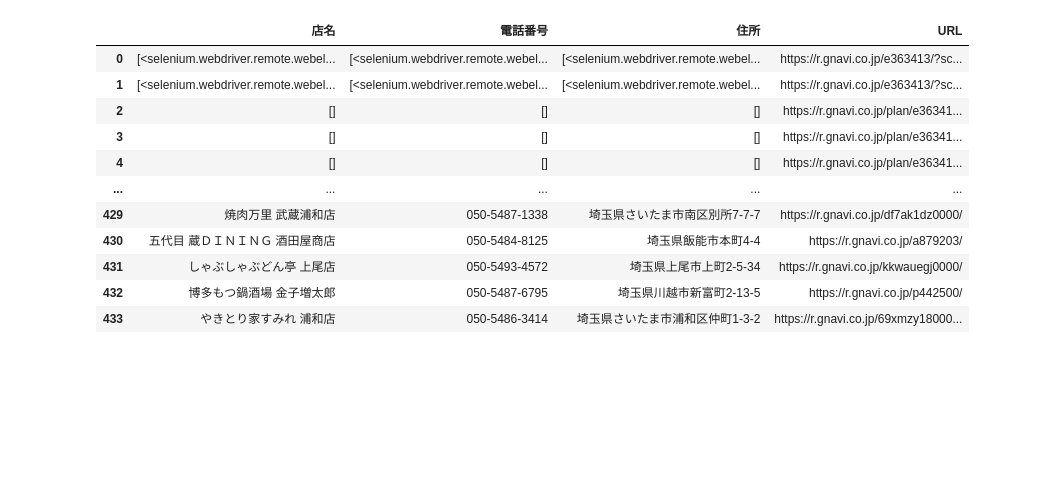
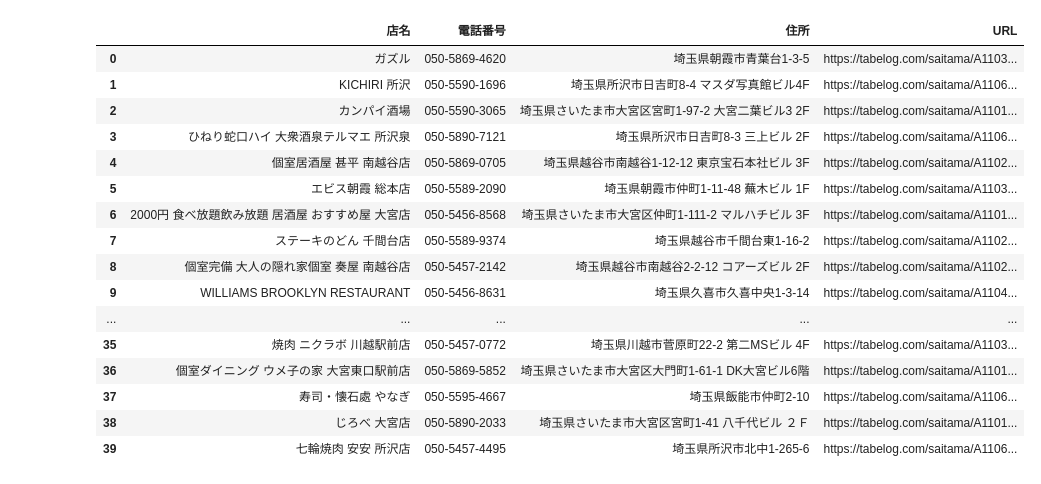
Before and after one commit to usma11dia0/web_scraping_on_colab, a Jupyter notebook: web_scraping_on_colab_tabelog.ipynb, the cells around one changed output. Drawn from its saved outputs; the diff is of its cells as text; code cells hidden in the pictures; blank space fills up the shorter version.

```diff
--- a/web_scraping_on_colab_tabelog.ipynb
+++ b/web_scraping_on_colab_tabelog.ipynb
@@ -136,5 +150,0 @@ except Exception as e:
-# %%
-#ジャンル別URL取得
-a_elements = driver.find_elements(By.CSS_SELECTOR,".swiper-wrapper a")
-target_urls = [a_element.get_attribute('href') for a_element in a_elements]
-print(target_urls)
@@ -143,8 +150,0 @@ print(target_urls)
-# %%
-#ページ遷移(トップページ → 店舗リストページ)
-target_url = target_urls[0]
-try:
-      driver.get(target_url)
-      logger.debug(f'{target}：店舗リストページへ移動しました')
-except Exception as e:
-      logger.error(f'{target}：店舗リストページへ移動出来ませんでした: [e]')
@@ -153,7 +150,0 @@ except Exception as e:
-# %%
-#店舗リスト全ページ取得
-
-#各店舗URLを取得
-a_elements = driver.find_elements(By.CSS_SELECTOR,".style_title___HrjW a")
-store_urls = [a_element.get_attribute('href') for a_element in a_elements]
-print(len(store_urls))
@@ -162,29 +202,28 @@ print(len(store_urls))
 # %%
-#店舗個別URLへ遷移して情報取得
-
-#既に取得済みの店舗はスキップ
-
+#店舗個別ページにて情報取得
+page_num = 0
 for store_url in store_urls:
   try:
       driver.get(store_url)
-      logger.debug(f'{target}：店舗リストページへ移動しました')
+      page_num += 1
+      logger.debug(f'{target}：店舗ページ{page_num}へ移動しました')
   except Exception as e:
-      logger.error(f'{target}：店舗リストページへ移動出来ませんでした: [e]')
+      logger.error(f'{target}：店舗ページへ移動出来ませんでした: [e]')
 
-  #店舗名/住所/電話番号取得
-  store_name = driver.find_element(By.ID,"info-name").text
-  phone_number = driver.find_element(By.CSS_SELECTOR,".number").text
-  address = driver.find_element(By.CSS_SELECTOR,".region").text
-
-  print(store_name)
-
-  #結果格納
-  result_dict['店名'].append(store_name)
-  result_dict['電話番号'].append(phone_number)
-  result_dict['住所'].append(address)
-  result_dict['URL'].append(store_url)
+  try:
+      #店舗名/住所/電話番号取得
+      store_name = driver.find_element(By.CSS_SELECTOR,".display-name").text
+      phone_number = driver.find_element(By.CSS_SELECTOR,".rstinfo-table__tel-num").text
+      address = driver.find_element(By.CSS_SELECTOR,".rstinfo-table__address").text
+      logger.debug(f'{target}：店舗ページ{page_num}の取得完了')
+      #結果格納
+      result_dict['店名'].append(store_name)
+      result_dict['電話番号'].append(phone_number)
+      result_dict['住所'].append(address)
+      result_dict['URL'].append(store_url)
+  except Exception as e:
+      logger.error(f'{target}：{store_name}の店舗情報取得に失敗しました: [e]')
 
 df_result = pd.DataFrame(result_dict)
-
 df_result
 # %% [output]
@@ -208,12 +247,17 @@ SOMETHING サムシング 浦和本店
 |  | 店名 | 電話番号 | 住所 | URL |
-| 0 | [<selenium.webdriver.remote.webel... | [<selenium.webdriver.remote.webel... | [<selenium.webdriver.remote.webel... | https://r.gnavi.co.jp/e363413/?sc... |
-| 1 | [<selenium.webdriver.remote.webel... | [<selenium.webdriver.remote.webel... | [<selenium.webdriver.remote.webel... | https://r.gnavi.co.jp/e363413/?sc... |
-| 2 | [] | [] | [] | https://r.gnavi.co.jp/plan/e36341... |
-| 3 | [] | [] | [] | https://r.gnavi.co.jp/plan/e36341... |
-| 4 | [] | [] | [] | https://r.gnavi.co.jp/plan/e36341... |
+| 0 | ガズル | 050-5869-4620 | 埼玉県朝霞市青葉台1-3-5 | https://tabelog.com/saitama/A1103... |
+| 1 | KICHIRI 所沢 | 050-5590-1696 | 埼玉県所沢市日吉町8-4 マスダ写真館ビル4F | https://tabelog.com/saitama/A1106... |
+| 2 | カンパイ酒場 | 050-5590-3065 | 埼玉県さいたま市大宮区宮町1-97-2 大宮二葉ビル3 2F | https://tabelog.com/saitama/A1101... |
+| 3 | ひねり蛇口ハイ 大衆酒泉テルマエ 所沢泉 | 050-5890-7121 | 埼玉県所沢市日吉町8-3 三上ビル 2F | https://tabelog.com/saitama/A1106... |
+| 4 | 個室居酒屋 甚平 南越谷店 | 050-5869-0705 | 埼玉県越谷市南越谷1-12-12 東京宝石本社ビル 3F | https://tabelog.com/saitama/A1102... |
+| 5 | エビス朝霞 総本店 | 050-5589-2090 | 埼玉県朝霞市仲町1-11-48 蕪木ビル 1F | https://tabelog.com/saitama/A1103... |
+| 6 | 2000円 食べ放題飲み放題 居酒屋 おすすめ屋 大宮店 | 050-5456-8568 | 埼玉県さいたま市大宮区仲町1-111-2 マルハチビル 3F | https://tabelog.com/saitama/A1101... |
+| 7 | ステーキのどん 千間台店 | 050-5589-9374 | 埼玉県越谷市千間台東1-16-2 | https://tabelog.com/saitama/A1102... |
+| 8 | 個室完備 大人の隠れ家個室 奏屋 南越谷店 | 050-5457-2142 | 埼玉県越谷市南越谷2-2-12 コアーズビル 2F | https://tabelog.com/saitama/A1102... |
+| 9 | WILLIAMS BROOKLYN RESTAURANT | 050-5456-8631 | 埼玉県久喜市久喜中央1-3-14 | https://tabelog.com/saitama/A1104... |
 | ... | ... | ... | ... | ... |
-| 429 | 焼肉万里 武蔵浦和店 | 050-5487-1338 | 埼玉県さいたま市南区別所7-7-7 | https://r.gnavi.co.jp/df7ak1dz0000/ |
-| 430 | 五代目 蔵ＤＩＮＩＮＧ 酒田屋商店 | 050-5484-8125 | 埼玉県飯能市本町4-4 | https://r.gnavi.co.jp/a879203/ |
-| 431 | しゃぶしゃぶどん亭 上尾店 | 050-5493-4572 | 埼玉県上尾市上町2-5-34 | https://r.gnavi.co.jp/kkwauegj0000/ |
-| 432 | 博多もつ鍋酒場 金子増太郎 | 050-5487-6795 | 埼玉県川越市新富町2-13-5 | https://r.gnavi.co.jp/p442500/ |
-| 433 | やきとり家すみれ 浦和店 | 050-5486-3414 | 埼玉県さいたま市浦和区仲町1-3-2 | https://r.gnavi.co.jp/69xmzy18000... |
+| 35 | 焼肉 ニクラボ 川越駅前店 | 050-5457-0772 | 埼玉県川越市菅原町22-2 第二MSビル 4F | https://tabelog.com/saitama/A1103... |
+| 36 | 個室ダイニング ウメ子の家 大宮東口駅前店 | 050-5869-5852 | 埼玉県さいたま市大宮区大門町1-61-1 DK大宮ビル6階 | https://tabelog.com/saitama/A1101... |
+| 37 | 寿司・懐石處 やなぎ | 050-5595-4667 | 埼玉県飯能市仲町2-10 | https://tabelog.com/saitama/A1106... |
+| 38 | じろべ 大宮店 | 050-5890-2033 | 埼玉県さいたま市大宮区宮町1-41 八千代ビル ２Ｆ | https://tabelog.com/saitama/A1101... |
+| 39 | 七輪焼肉 安安 所沢店 | 050-5457-4495 | 埼玉県所沢市北中1-265-6 | https://tabelog.com/saitama/A1106... |
```
Also changed, not shown: parts of 14 cells of this notebook.
